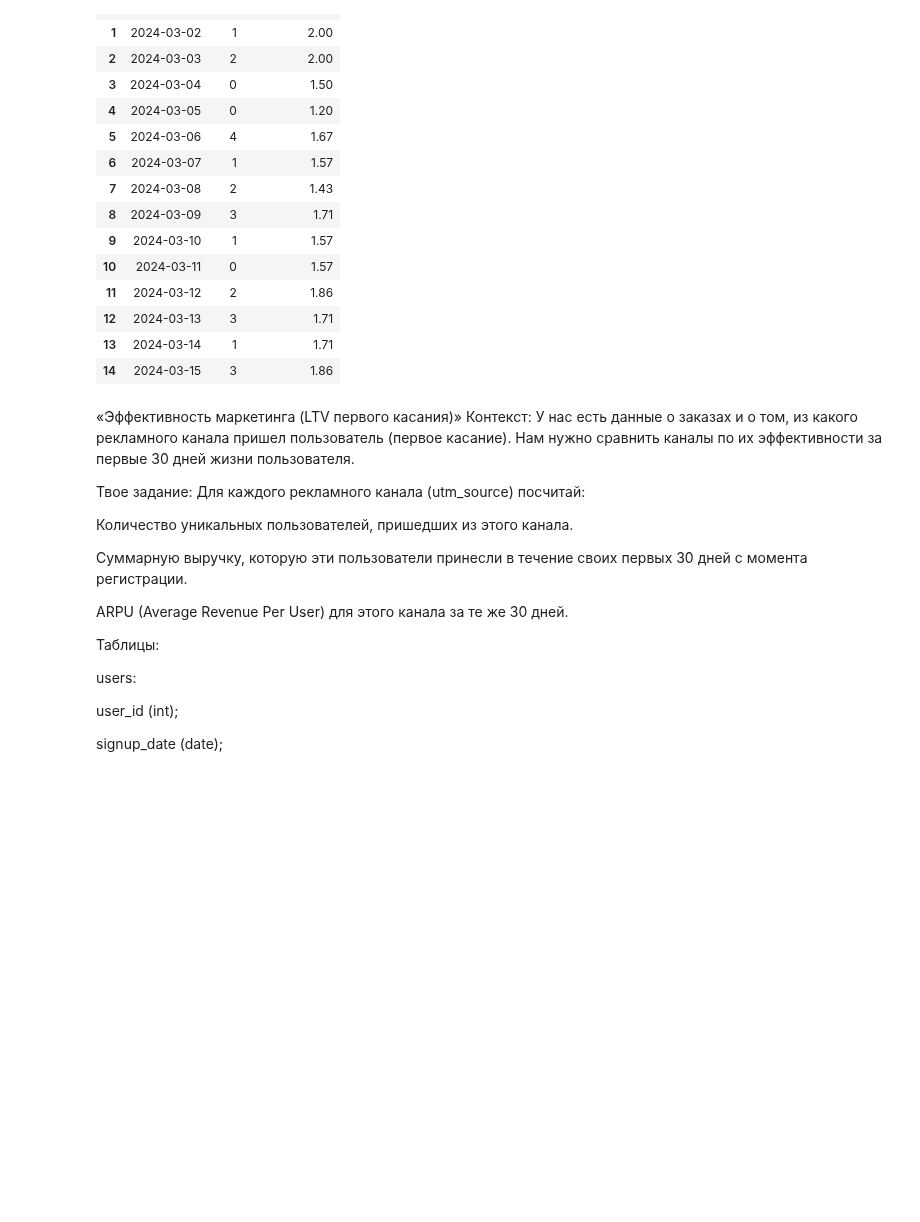
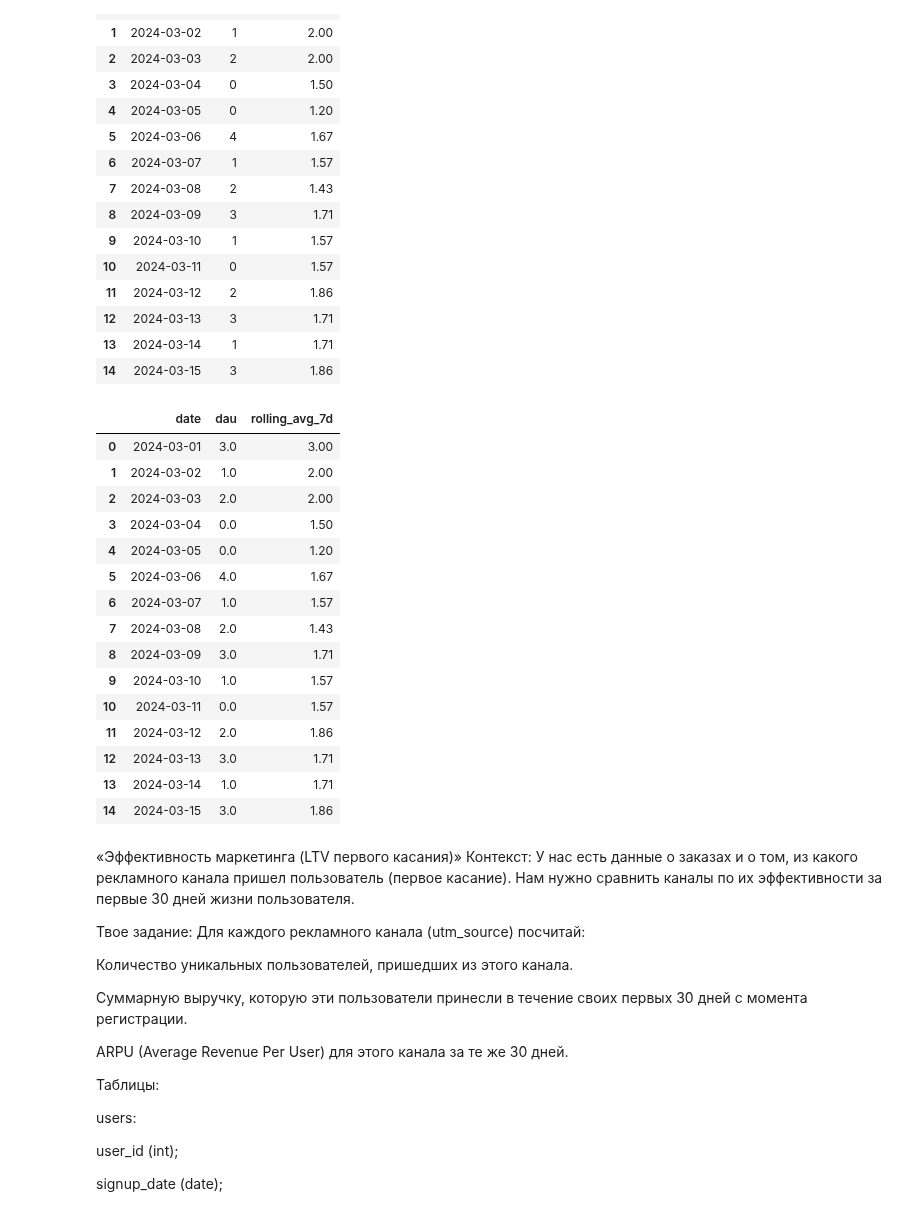
Before and after one commit to Praldmur/Tasks, a Jupyter notebook: simulator_sql.ipynb, the cells around one changed output. Drawn from its saved outputs; the diff is of its cells as text; code cells hidden in the pictures; blank space fills up the shorter version.

```diff
--- a/simulator_sql.ipynb
+++ b/simulator_sql.ipynb
@@ -831,6 +844,31 @@ result
 | 12 | 2024-03-13 | 3 | 1.71 |
 | 13 | 2024-03-14 | 1 | 1.71 |
 | 14 | 2024-03-15 | 3 | 1.86 |
+# %%
+date_list = pd.date_range(start='2024-03-01', periods=15).strftime('%Y-%m-%d').tolist()
+cal = pd.DataFrame(date_list, columns=['date'])
+cal['date'] = pd.to_datetime(cal['date'])
+df = activity.rename(columns={'activity_date': 'date'}).groupby('date', as_index=False).agg(dau = ('user_id', 'count')).merge(cal, how='right')
+df['dau'] = df['dau'].fillna(0)
+df['rolling_avg_7d'] = df['dau'].rolling(window=7, min_periods=1).mean().round(2)
+df.sort_values(['date'])
+# %% [output]
+|  | date | dau | rolling_avg_7d |
+| 0 | 2024-03-01 | 3.0 | 3.00 |
+| 1 | 2024-03-02 | 1.0 | 2.00 |
+| 2 | 2024-03-03 | 2.0 | 2.00 |
+| 3 | 2024-03-04 | 0.0 | 1.50 |
+| 4 | 2024-03-05 | 0.0 | 1.20 |
+| 5 | 2024-03-06 | 4.0 | 1.67 |
+| 6 | 2024-03-07 | 1.0 | 1.57 |
+| 7 | 2024-03-08 | 2.0 | 1.43 |
+| 8 | 2024-03-09 | 3.0 | 1.71 |
+| 9 | 2024-03-10 | 1.0 | 1.57 |
+| 10 | 2024-03-11 | 0.0 | 1.57 |
+| 11 | 2024-03-12 | 2.0 | 1.86 |
+| 12 | 2024-03-13 | 3.0 | 1.71 |
+| 13 | 2024-03-14 | 1.0 | 1.71 |
+| 14 | 2024-03-15 | 3.0 | 1.86 |
 # %% [markdown]
 «Эффективность маркетинга (LTV первого касания)»
 Контекст:
```
Also changed, not shown: parts of 1 cell of this notebook.
